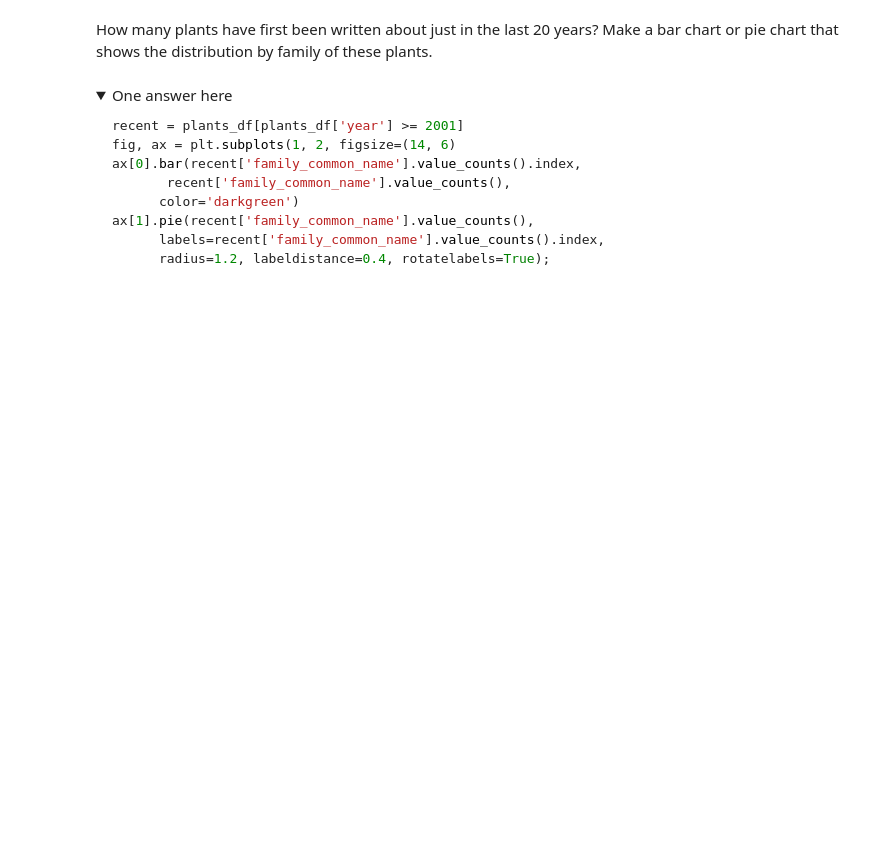
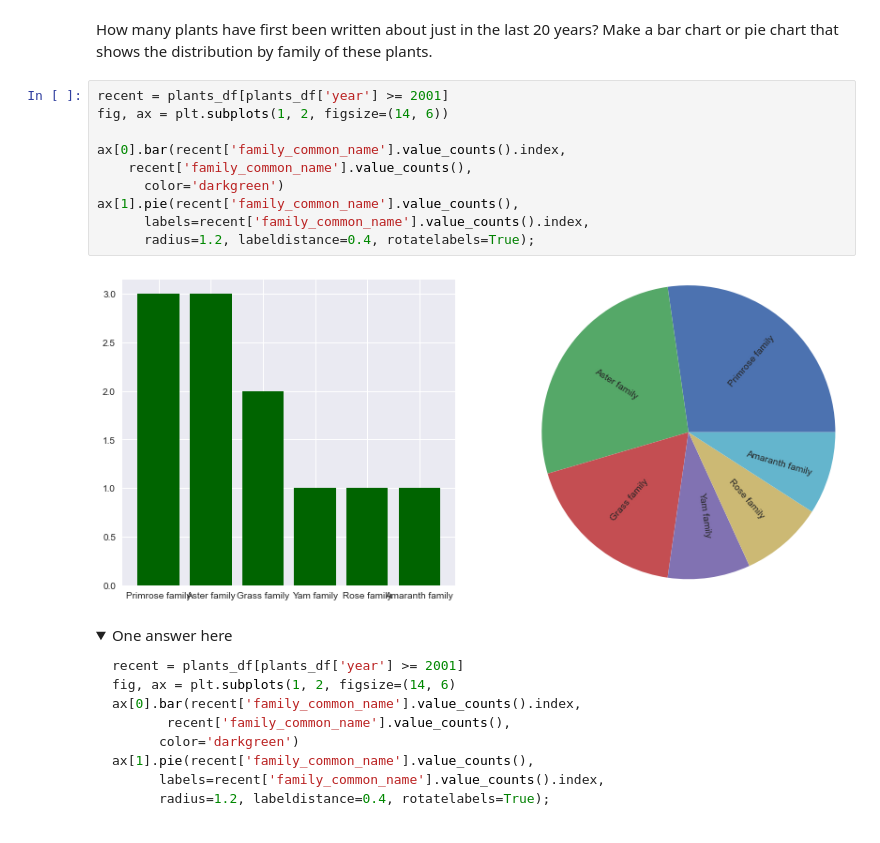
Before and after one commit to sjeanat3/NYC-DS-091922, a Jupyter notebook: Phase_1/Phase1_Topic3_Data_Analysis_in_Base_Python/3_DataAnalysisWithJSONs/data_analysis_with_json.ipynb, the cells around one changed output. Saved outputs shown, nothing was run; the diff lists cells and outputs as text; folded sections open; blank space fills up the shorter version.

```diff
--- a/Phase_1/Phase1_Topic3_Data_Analysis_in_Base_Python/3_DataAnalysisWithJSONs/data_analysis_with_json.ipynb
+++ b/Phase_1/Phase1_Topic3_Data_Analysis_in_Base_Python/3_DataAnalysisWithJSONs/data_analysis_with_json.ipynb
@@ -509,6 +520,18 @@ ax.hist(plants_df[plants_df['year'] > 0]['year'], color='darkgreen');
 ## Exercise
 # %% [markdown]
 How many plants have first been written about just in the last 20 years? Make a bar chart or pie chart that shows the distribution by family of these plants.
+# %%
+recent = plants_df[plants_df['year'] >= 2001]
+fig, ax = plt.subplots(1, 2, figsize=(14, 6))
+
+ax[0].bar(recent['family_common_name'].value_counts().index,
+    recent['family_common_name'].value_counts(),
+      color='darkgreen')
+ax[1].pie(recent['family_common_name'].value_counts(),
+      labels=recent['family_common_name'].value_counts().index,
+      radius=1.2, labeldistance=0.4, rotatelabels=True);
+# %% [output]
+[figure, added]
 # %% [markdown]
 <details>
     <summary>
```
Also changed, not shown: parts of 4 cells of this notebook, 3 other files.
